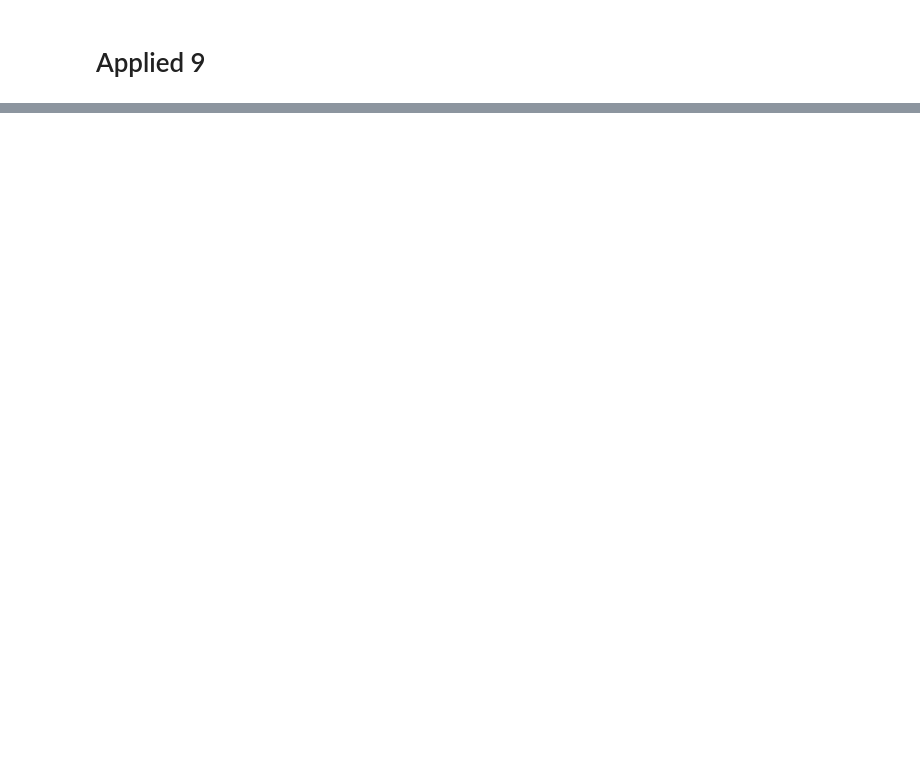
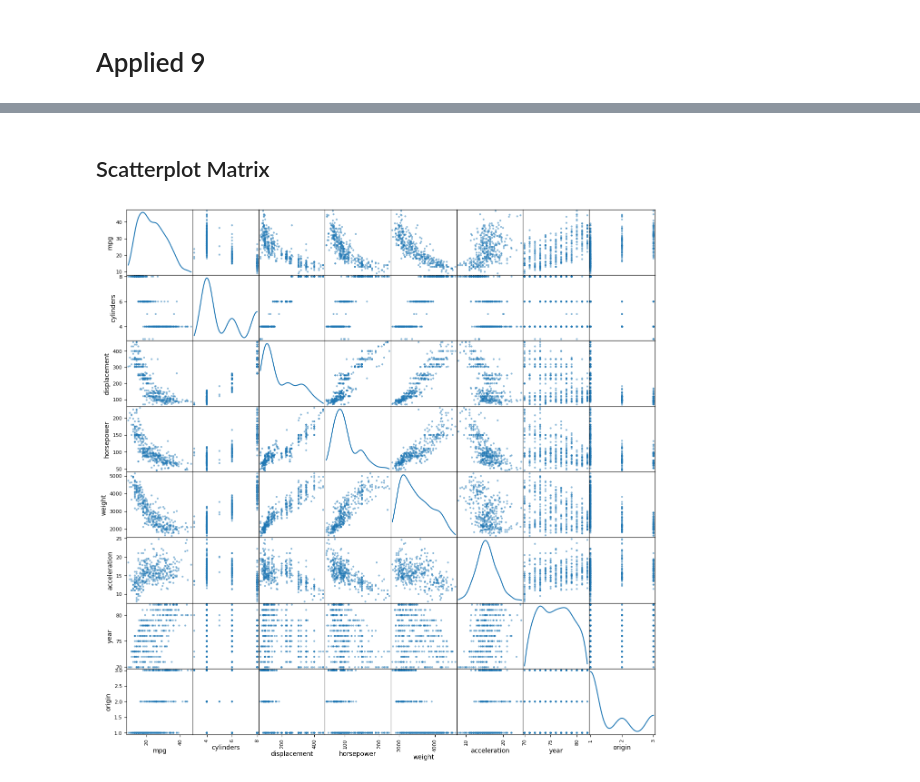
Before and after one commit to xXKeNdAmAmAsTeRXx/ISLP_labs, a Jupyter notebook: applied-Tasks/LinearRegressionTasks.ipynb, the cells around one changed output, grey strips where cells are left out. Drawn from its saved outputs; the diff is of its cells as text; code cells hidden in the pictures; blank space fills up the shorter version.

```diff
--- a/applied-Tasks/LinearRegressionTasks.ipynb
+++ b/applied-Tasks/LinearRegressionTasks.ipynb
@@ -164,0 +185,3 @@ print(h_help)
+# %%
+Data = load_data('Auto')
+Data
@@ -164,0 +203,7 @@ print(h_help)
+# %% [markdown]
+## Scatterplot Matrix
+# %%
+scatter_matrix(Data, figsize=(15, 15), diagonal='kde')
+plt.show()
+# %% [output]
+[figure, added]
```
Also changed, not shown: parts of 46 cells of this notebook.
